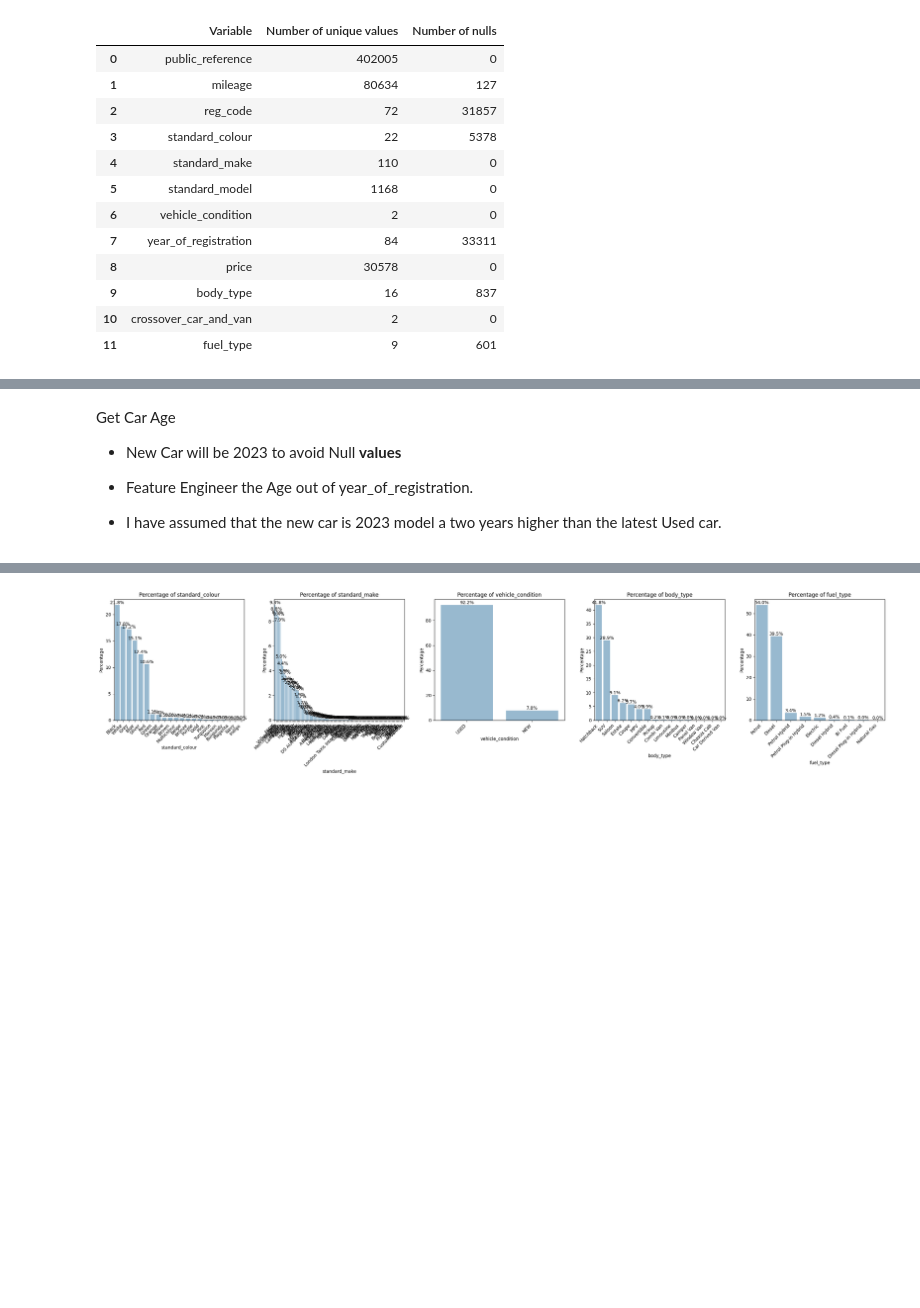
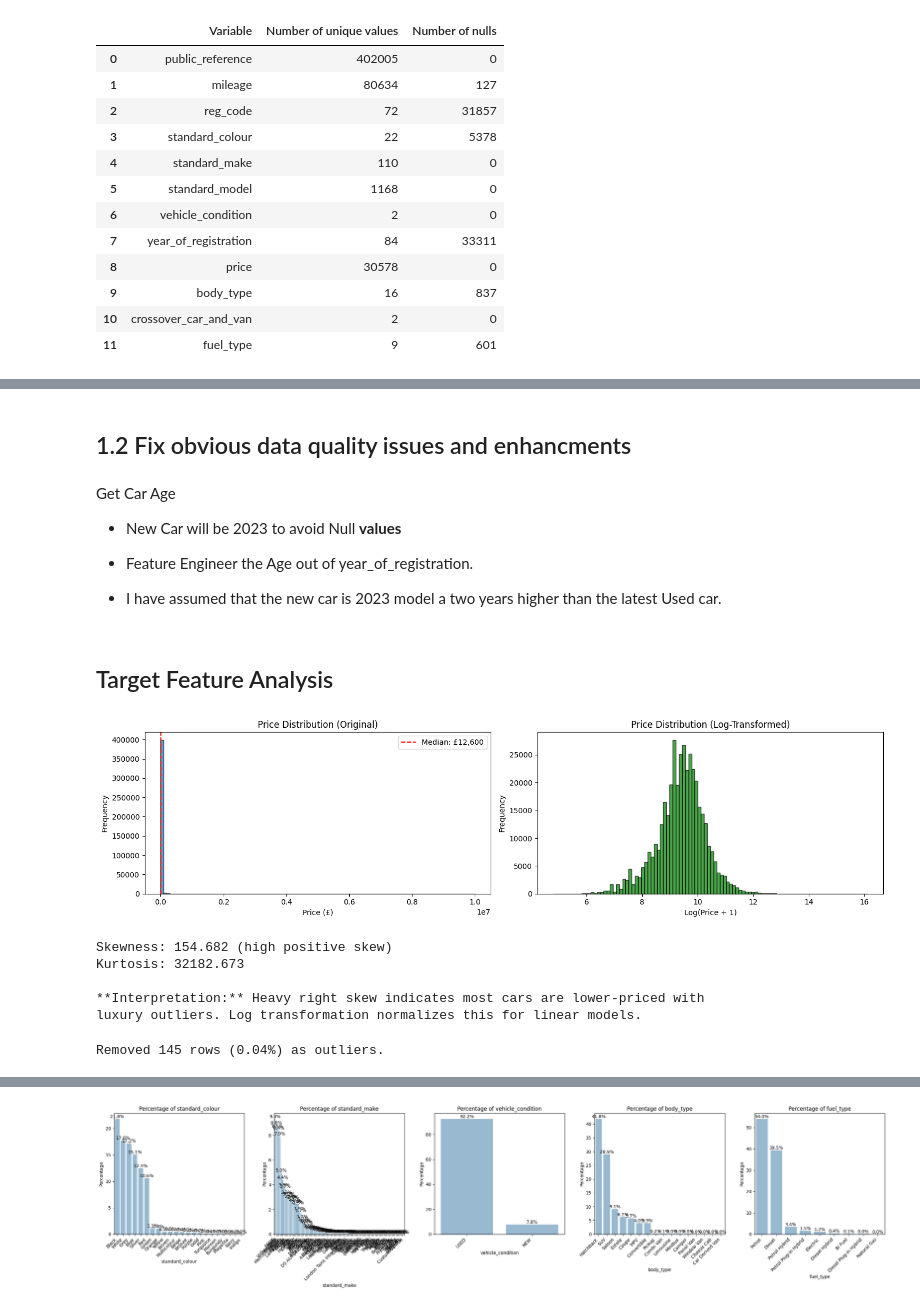
Before and after one commit to ian-shade/Autotrader-Cars-Price-Predictions-ML, a Jupyter notebook: ml_project.ipynb, the cells around one changed output, grey strips where cells are left out. Saved outputs shown, nothing was run; the diff lists cells and outputs as text; code cells hidden in the pictures; blank space fills up the shorter version.

```diff
--- a/ml_project.ipynb
+++ b/ml_project.ipynb
@@ -81,3 +73,5 @@ df = df.drop('public_reference', axis=1)
+# %% [markdown]
+## 1.2 Fix obvious data quality issues and enhancments
 # %% [markdown]
 Get Car Age
 
@@ -92,0 +92,47 @@ df = df.drop('year_of_registration', axis=1)
+# %% [markdown]
+## Target Feature Analysis
+# %%
+# TARGET VARIABLE (PRICE) DISTRIBUTION
+
+fig, axes = plt.subplots(1, 2, figsize=(15, 4))
+
+# Original price
+axes[0].hist(df['price'], bins=100, edgecolor='black', alpha=0.7)
+axes[0].set_xlabel('Price (£)')
+axes[0].set_ylabel('Frequency')
+axes[0].set_title('Price Distribution (Original)')
+axes[0].axvline(df['price'].median(), color='r', linestyle='--',
+                label=f'Median: £{df["price"].median():,.0f}')
+axes[0].legend()
+
+# Log-transformed
+axes[1].hist(np.log1p(df['price']), bins=100, edgecolor='black', alpha=0.7, color='green')
+axes[1].set_xlabel('Log(Price + 1)')
+axes[1].set_ylabel('Frequency')
+axes[1].set_title('Price Distribution (Log-Transformed)')
+
+plt.tight_layout()
+plt.show()
+
+print(f"\nSkewness: {df['price'].skew():.3f} (high positive skew)")
+print(f"Kurtosis: {df['price'].kurtosis():.3f}")
+print("\n**Interpretation:** Heavy right skew indicates most cars are lower-priced with")
+print("luxury outliers. Log transformation normalizes this for linear models.")
+# %% [output]
+[figure, added]
+Skewness: 154.682 (high positive skew)
+Kurtosis: 32182.673
+
+**Interpretation:** Heavy right skew indicates most cars are lower-priced with
+luxury outliers. Log transformation normalizes this for linear models.
+# %%
+price_cap = 350000   # Excludes super/luxury cars
+
+df_clean = df[df['price'] < price_cap].copy()
+
+# Print how much data was lost
+lost_data = len(df) - len(df_clean)
+print(f"Removed {lost_data} rows ({(lost_data/len(df))*100:.2f}%) as outliers.")
+df = df_clean
+# %% [output]
+Removed 145 rows (0.04%) as outliers.
```
Also changed, not shown: parts of 43 cells of this notebook.
